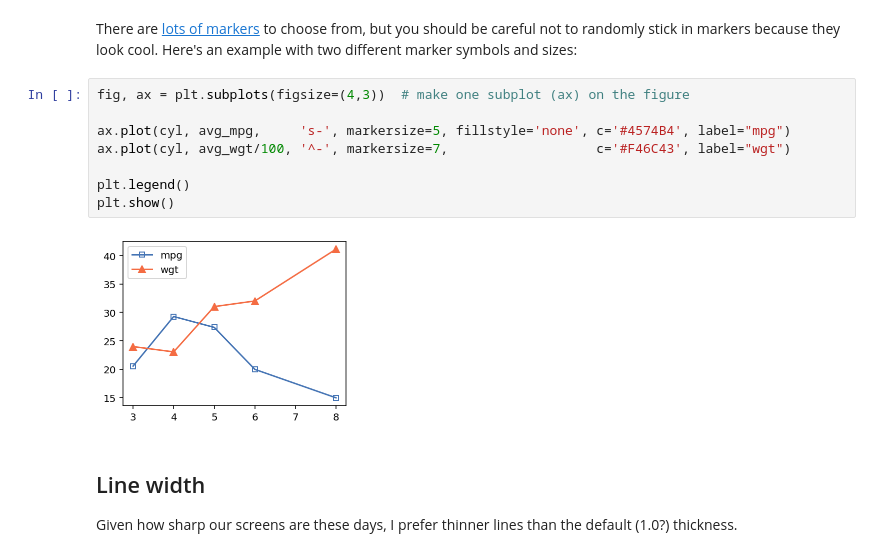
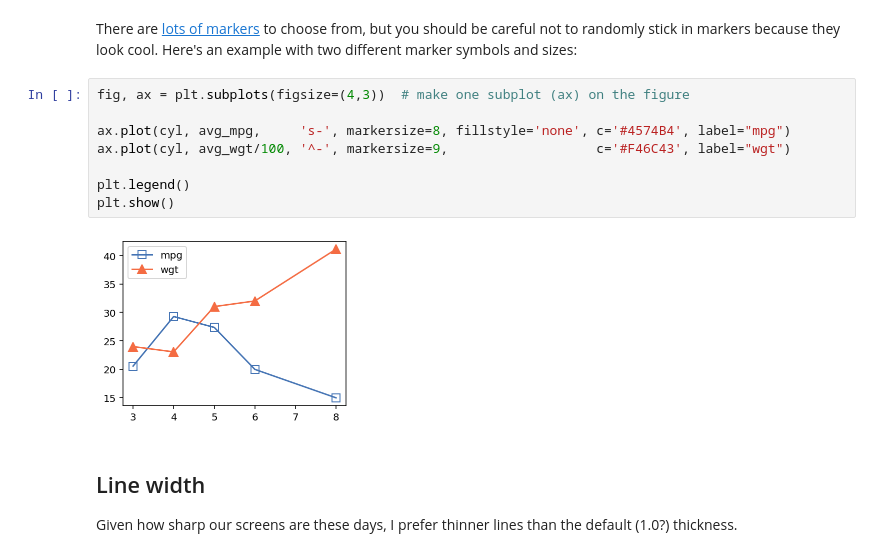
Before and after one commit to parrt/msds593, a Jupyter notebook: notebooks/matplotlib-beautify.ipynb, the cells around one changed output. Saved outputs shown, nothing was run; the diff lists cells and outputs as text.

```diff
--- a/notebooks/matplotlib-beautify.ipynb
+++ b/notebooks/matplotlib-beautify.ipynb
@@ -362,13 +362,13 @@ There are [lots of markers](https://matplotlib.org/3.1.1/api/markers_api.html) t
 # %%
 fig, ax = plt.subplots(figsize=(4,3))  # make one subplot (ax) on the figure
 
-ax.plot(cyl, avg_mpg,     's-', markersize=5, fillstyle='none', c='#4574B4', label="mpg")
-ax.plot(cyl, avg_wgt/100, '^-', markersize=7,                   c='#F46C43', label="wgt")
+ax.plot(cyl, avg_mpg,     's-', markersize=8, fillstyle='none', c='#4574B4', label="mpg")
+ax.plot(cyl, avg_wgt/100, '^-', markersize=9,                   c='#F46C43', label="wgt")
 
 plt.legend()
 plt.show()
 # %% [output]
-[figure, old version]
+[figure, new version]
 # %% [markdown]
 ## Line width
 
```
Also changed, not shown: parts of 6 cells of this notebook.
